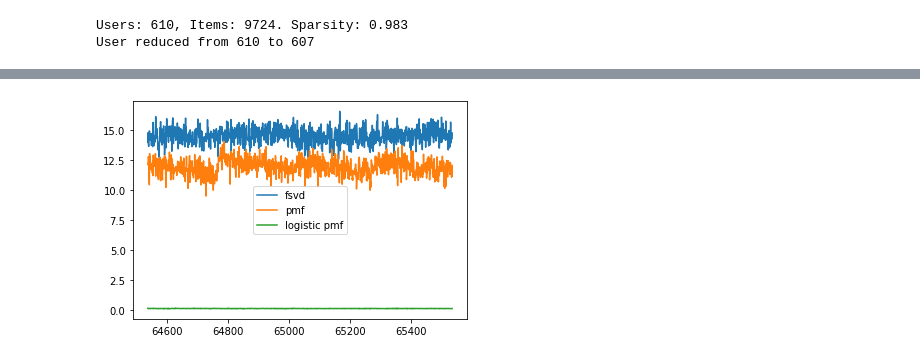
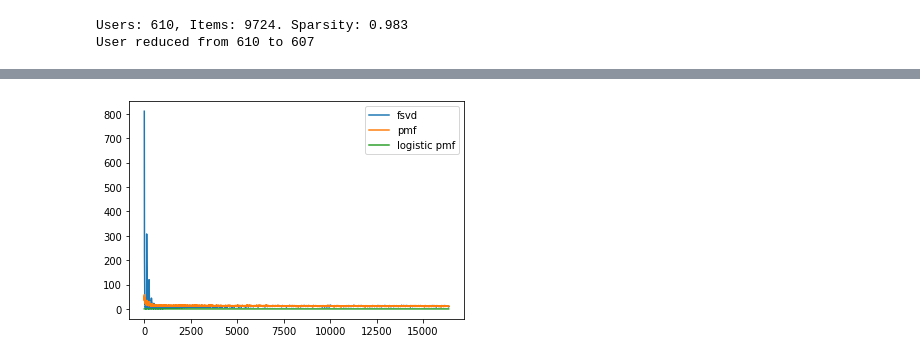
Before and after one commit to georgeDuSH/recommender, a Jupyter notebook: mf.ipynb, the cells around one changed output, grey strips where cells are left out. Cells and saved outputs as stored; diff of their text form; code cells hidden in the pictures.

```diff
--- a/mf.ipynb
+++ b/mf.ipynb
@@ -30,11 +30,11 @@ from torch import optim
 import warnings
 warnings.filterwarnings("ignore")
 
-k_dim = 64
+k_dim = 32
 n_epochs = 256
 use_cuda = True
 report_interval = 32
-user_per_ep = 256
+user_per_ep = 128
 item_per_ep = 128
 
 """ 1. FunkSVD """
@@ -45,7 +45,7 @@ fsvd = FunkSvd(
     , k_dim=k_dim
 )
 # define optimizer
-opt = optim.SGD(fsvd.parameters(), lr=0.1, weight_decay=0.01, momentum=0.01)
+opt = optim.SGD(fsvd.parameters(), lr=1, weight_decay=0.01, momentum=0.01)
 # train model on gpu, with data and optimizer
 fsvd.fit(ratings_train_dict, opt, user_per_ep=user_per_ep, item_per_ep=item_per_ep, n_epochs=n_epochs, use_cuda=use_cuda, report_interval=report_interval)
 # return model to cpu
@@ -62,7 +62,7 @@ pmf = PMF(
     , std_item=1
 )
 # define optimizer
-opt = optim.SGD(pmf.parameters(), lr=0.1, weight_decay=0.01, momentum=0.01)
+opt = optim.SGD(pmf.parameters(), lr=1, weight_decay=0.01, momentum=0.01)
 # train model on gpu, with data and optimizer
 pmf.fit(ratings_train_dict, opt, user_per_ep=user_per_ep, item_per_ep=item_per_ep, n_epochs=n_epochs, use_cuda=use_cuda, report_interval=report_interval)
 # return model to cpu
@@ -79,7 +79,7 @@ lpmf = LogisticPMF(
     , std_item=1
 )
 # define optimizer
-opt = optim.SGD(lpmf.parameters(), lr=0.1, weight_decay=0.01, momentum=0.01)
+opt = optim.SGD(lpmf.parameters(), lr=1, weight_decay=0.01, momentum=0.01)
 # train model on gpu, with data and optimizer
 lpmf.fit(ratings_train_dict, opt, user_per_ep=user_per_ep, item_per_ep=item_per_ep, n_epochs=n_epochs, use_cuda=use_cuda, report_interval=report_interval)
 # return model to cpu
@@ -116,18 +145,18 @@ Epoch: 256, Time: 18.49, /Average loss 0.09817
 # %%
 loss_fsvd = fsvd.last_train_loss
 loss_pmf = pmf.last_train_loss
 loss_lpmf = lpmf.last_train_loss
 
 import matplotlib.pyplot as plt
 
-plt.plot(list(range(len(loss_fsvd)))[-1000:], loss_fsvd[-1000:])
-plt.plot(list(range(len(loss_pmf)))[-1000:], loss_pmf[-1000:])
-plt.plot(list(range(len(loss_lpmf)))[-1000:], loss_lpmf[-1000:])
+plt.plot(list(range(len(loss_fsvd))), loss_fsvd)
+plt.plot(list(range(len(loss_pmf))), loss_pmf)
+plt.plot(list(range(len(loss_lpmf))), loss_lpmf)
 
 plt.legend(['fsvd', 'pmf', 'logistic pmf'])
 plt.show()
 # %% [output]
-[figure, old version]
+[figure, new version]
 # %%
 from recom.eval.metrics import hit_rate, ndcg, map, f1
 import matplotlib.pyplot as plt
```
Also changed, not shown: parts of 4 cells of this notebook.
